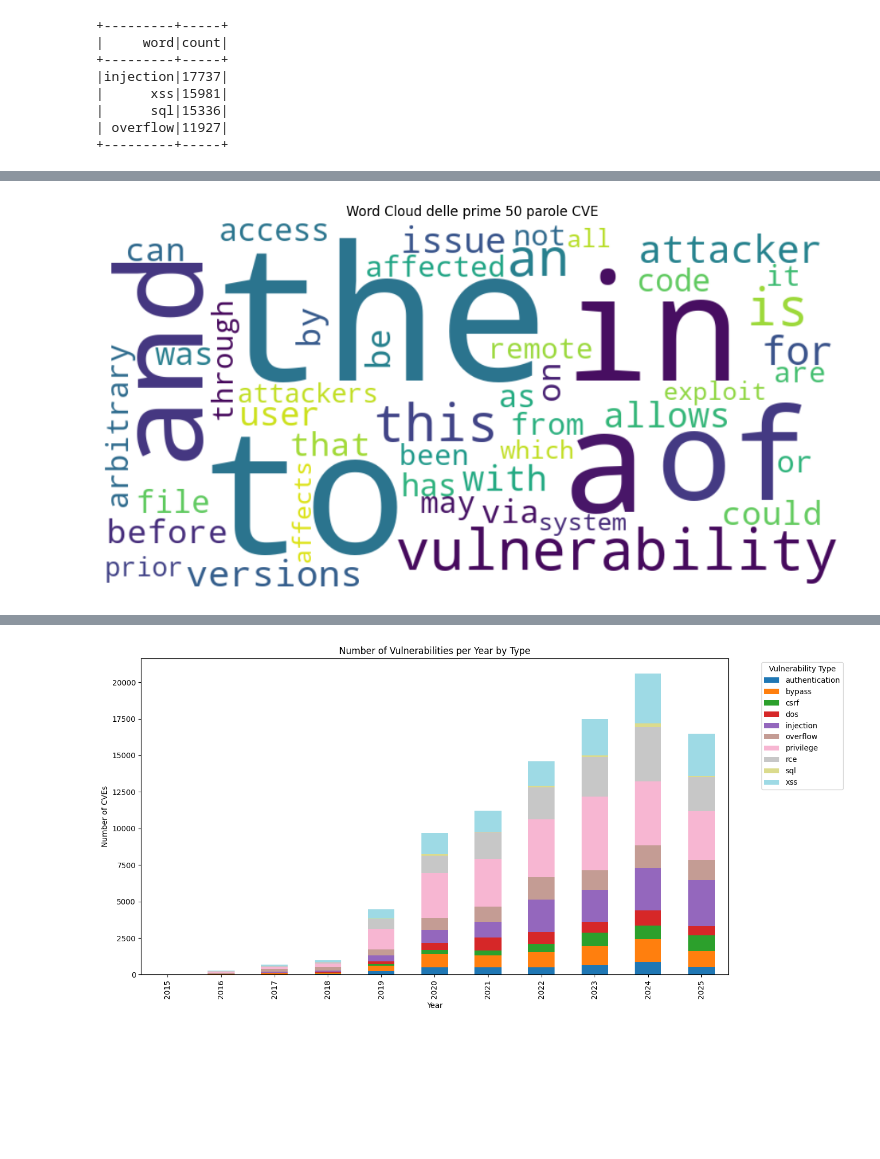
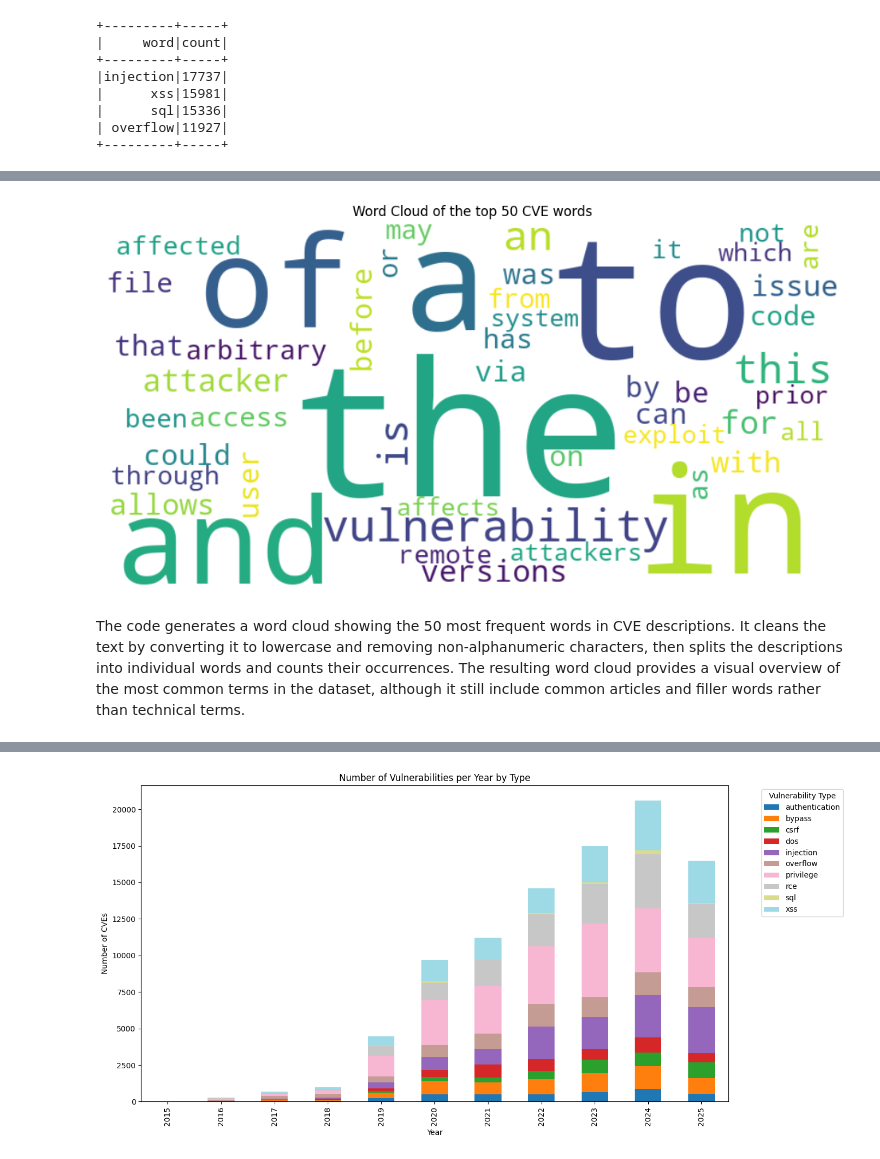
Before and after one commit to AlessandroBertelli/CVE, a Jupyter notebook: CVE.ipynb, the cells around one changed output, grey strips where cells are left out. Saved outputs shown, nothing was run; the diff lists cells and outputs as text; code cells hidden in the pictures; blank space fills up the shorter version.

```diff
--- a/CVE.ipynb
+++ b/CVE.ipynb
@@ -364,34 +379,35 @@ df_top_vuln_words.show()
 # %%
 from wordcloud import WordCloud, STOPWORDS
 import matplotlib.pyplot as plt
 
-# Prendi le prime 50 parole
+# Take the first 50 words
 pdf_words_top50 = df_word_counts.limit(50).toPandas()
 
-# Crea dizionario {parola: frequenza}
+# Create dictionary {word: frequency}
 word_freq = dict(zip(pdf_words_top50['word'], pdf_words_top50['count']))
 
-# Definisci stopwords personalizzate
+# Define custom stopwords
 stopwords = set(STOPWORDS)
 stopwords.update(["will","announcing","via","none"])
 
-# Genera la WordCloud
+# Generate the WordCloud
 word_cloud = WordCloud(
     width=800,
     height=400,
     background_color='white',
     colormap="viridis",
     stopwords=stopwords
 ).generate_from_frequencies(word_freq)
 
-# Mostra la nuvola
 plt.figure(figsize=(12,6))
 plt.imshow(word_cloud, interpolation='bilinear')
 plt.axis("off")
-plt.title("Word Cloud delle prime 50 parole CVE")
+plt.title("Word Cloud of the top 50 CVE words")
 plt.show()
 # %% [output]
-[figure, old version]
+[figure, new version]
+# %% [markdown]
+The code generates a word cloud showing the 50 most frequent words in CVE descriptions. It cleans the text by converting it to lowercase and removing non-alphanumeric characters, then splits the descriptions into individual words and counts their occurrences. The resulting word cloud provides a visual overview of the most common terms in the dataset, although it still include common articles and filler words rather than technical terms.
 # %%
 !pip install wordcloud
 # %% [output]
```
Also changed, not shown: parts of 32 cells of this notebook, 2 other files.
